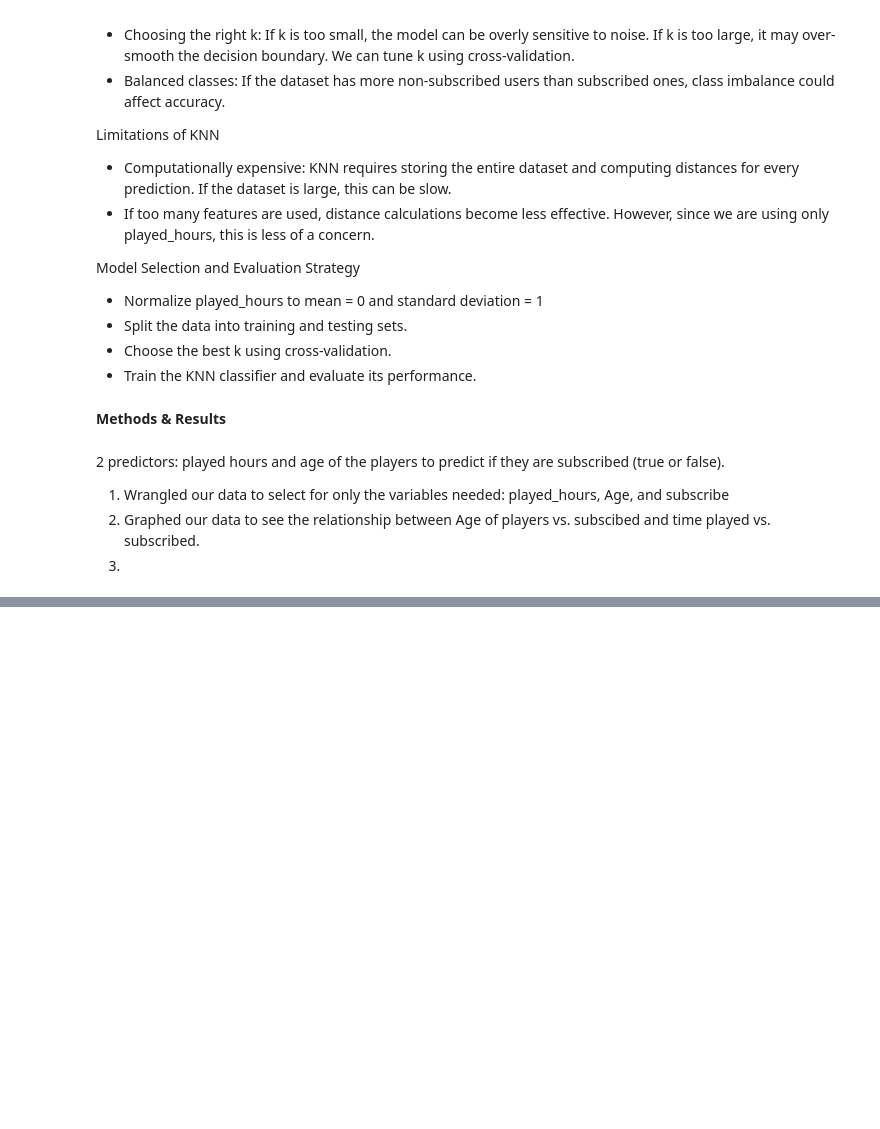
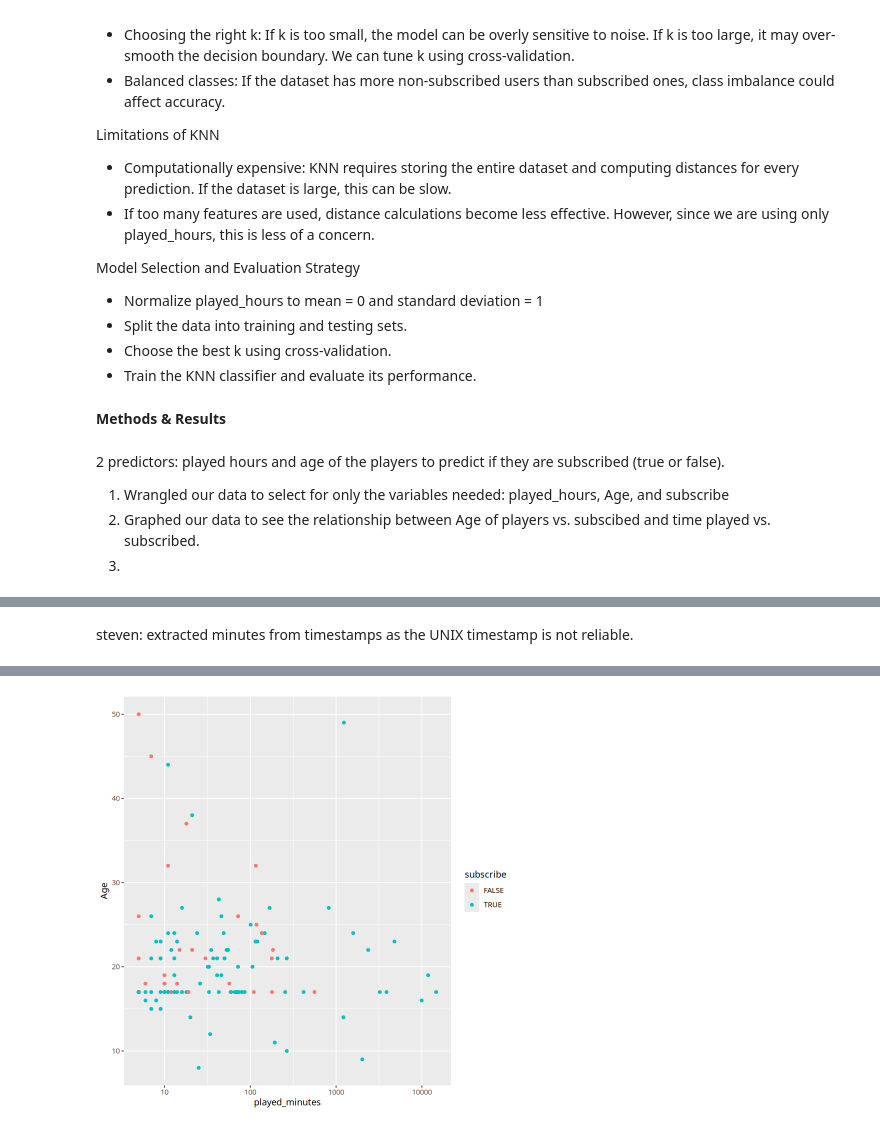
Before and after one commit to ricePak/dsci100-2024W2-group-023, a Jupyter notebook: project.ipynb, the cells around one changed output, grey strips where cells are left out. Drawn from its saved outputs; the diff is of its cells as text; code cells hidden in the pictures; blank space fills up the shorter version.

Commit message:
add data wrangling to improve data accuracy

```diff
--- a/project.ipynb
+++ b/project.ipynb
@@ -230,0 +250,14 @@ Model Selection and Evaluation Strategy
+# %%
+session_durations <- sessions |>
+    select(hashedEmail, start_time, end_time) |>
+    mutate(start_time =as.POSIXct(start_time, format = "%d/%m/%Y %H:%M")) |>
+    mutate(end_time =as.POSIXct(end_time, format = "%d/%m/%Y %H:%M")) |>
+    mutate(duration=as.numeric(difftime(end_time, start_time, units = "mins"))) |>
+    group_by(hashedEmail) |>
+    summarize(played_minutes=sum(duration)) |>
+    filter(played_minutes!=0)
+
+cleaned_players <- merge(players, session_durations, by="hashedEmail") |>
+    select(subscribe,played_minutes,Age)
+
+cleaned_players
@@ -230,0 +284,11 @@ Model Selection and Evaluation Strategy
+# %% [markdown]
+steven: extracted minutes from timestamps as the UNIX timestamp is not reliable.
+# %%
+# to see if the cleaned data looks better on the graph
+cleaned_player_distribution <- cleaned_players |>
+    ggplot(aes(x=played_minutes,y=Age,color=subscribe)) +
+    geom_point() +
+    scale_x_continuous(trans = "log10")
+
+cleaned_player_distribution
+# %% [output]
@@ -230,0 +297 @@ Model Selection and Evaluation Strategy
+[figure, added]
```
Also changed, not shown: parts of 5 cells of this notebook.
